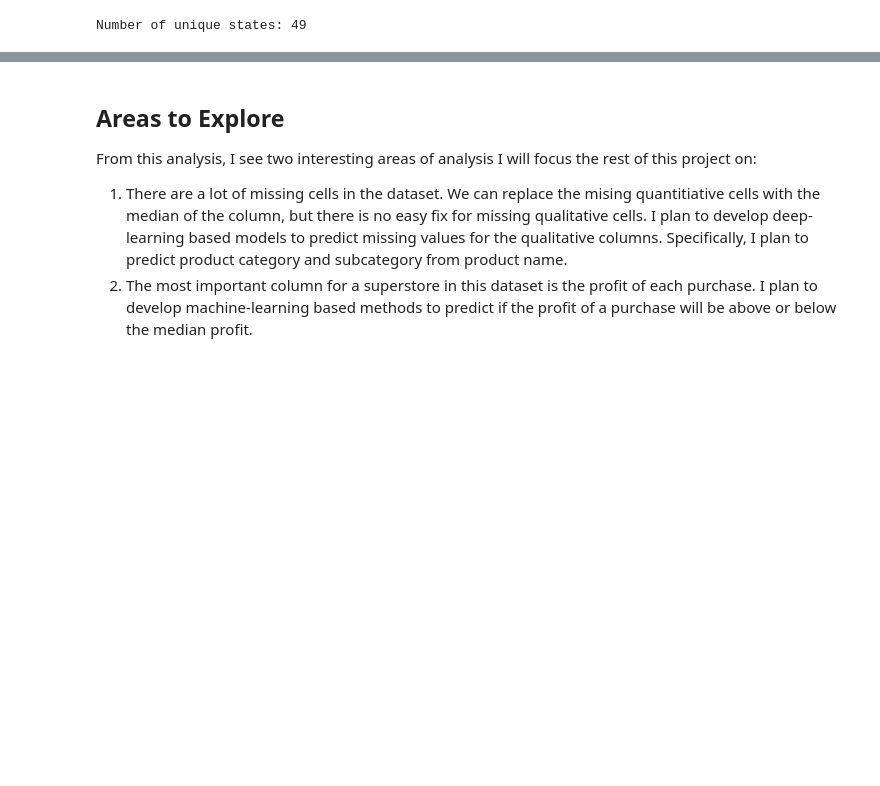
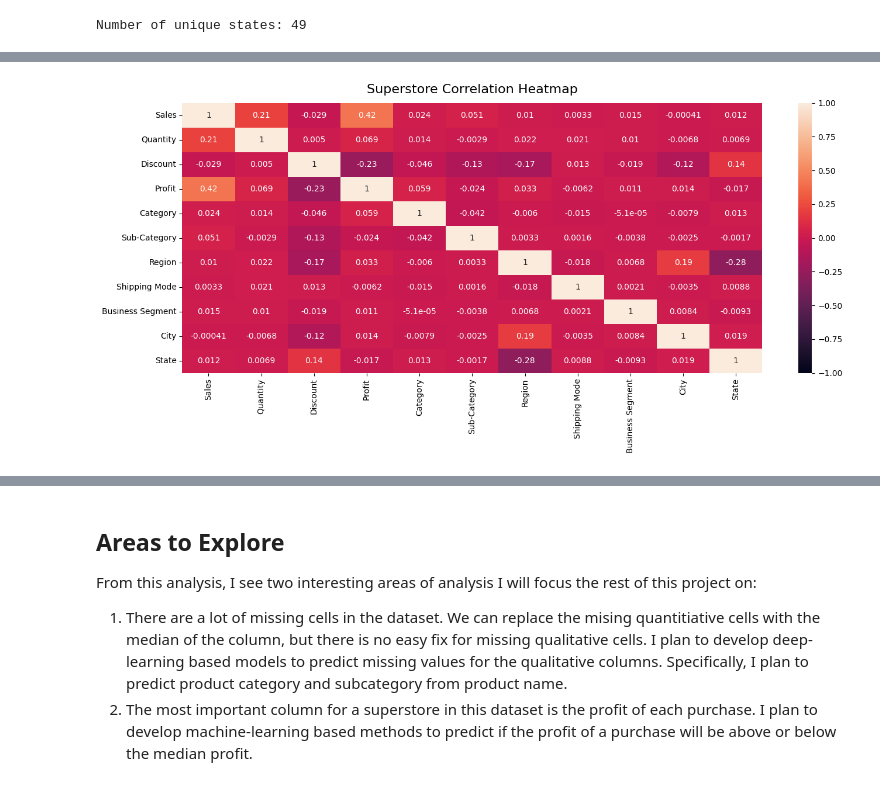
Before and after one commit to JohnG112358/DALI-Machine-Learning-Challenge, a Jupyter notebook: exploratoryAnalysis.ipynb, the cells around one changed output, grey strips where cells are left out. Saved outputs shown, nothing was run; the diff lists cells and outputs as text; code cells hidden in the pictures; blank space fills up the shorter version.

```diff
--- a/exploratoryAnalysis.ipynb
+++ b/exploratoryAnalysis.ipynb
@@ -208,0 +324,25 @@ Name: Sub-Category, dtype: int64
+# %%
+label_encoder = LabelEncoder()
+category_labels = label_encoder.fit_transform(df["Category"])
+sub_category_labels = label_encoder.fit_transform(df["Sub-Category"])
+region_labels = label_encoder.fit_transform(df["Region"])
+ship_labels = label_encoder.fit_transform(df["Ship Mode"])
+segment_labels = label_encoder.fit_transform(df["Segment"])
+city_labels = label_encoder.fit_transform(df["City"])
+state_labels = label_encoder.fit_transform(df["State"])
+
+correlation_columns = ['Sales', 'Quantity', 'Discount', 'Profit']
+correlation_df = df[correlation_columns].copy()
+correlation_df["Category"] = category_labels
+correlation_df["Sub-Category"] = sub_category_labels
+correlation_df["Region"] = region_labels
+correlation_df["Shipping Mode"] = ship_labels
+correlation_df["Business Segment"] = segment_labels
+correlation_df["City"] = city_labels
+correlation_df["State"] = state_labels
+
+plt.figure(figsize=(16, 6))
+heatmap = sns.heatmap(correlation_df.corr(), vmin=-1, vmax=1, annot=True)
+heatmap.set_title('Superstore Correlation Heatmap', fontdict={'fontsize':16}, pad=12);
+# %% [output]
+[figure, added]
```
Also changed, not shown: parts of 37 cells of this notebook.
